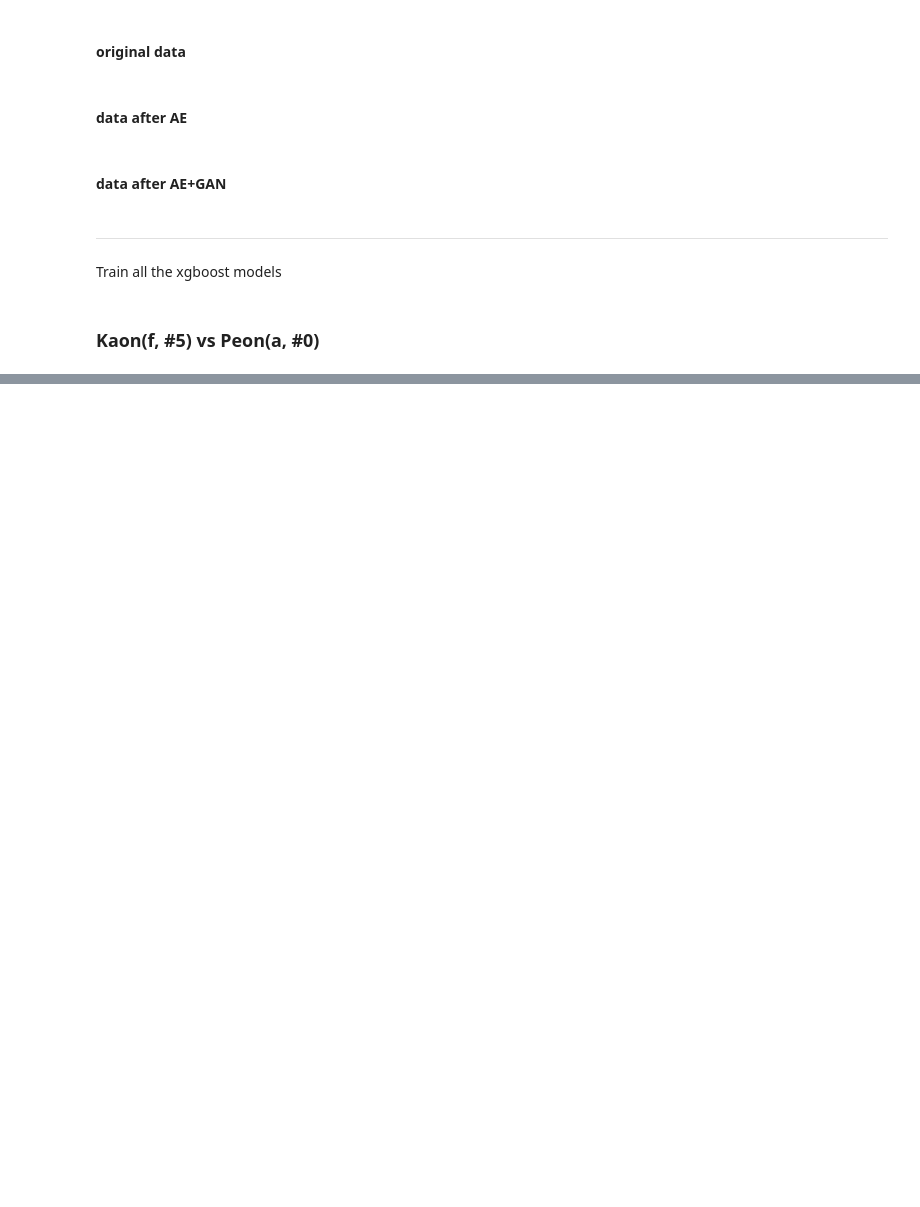
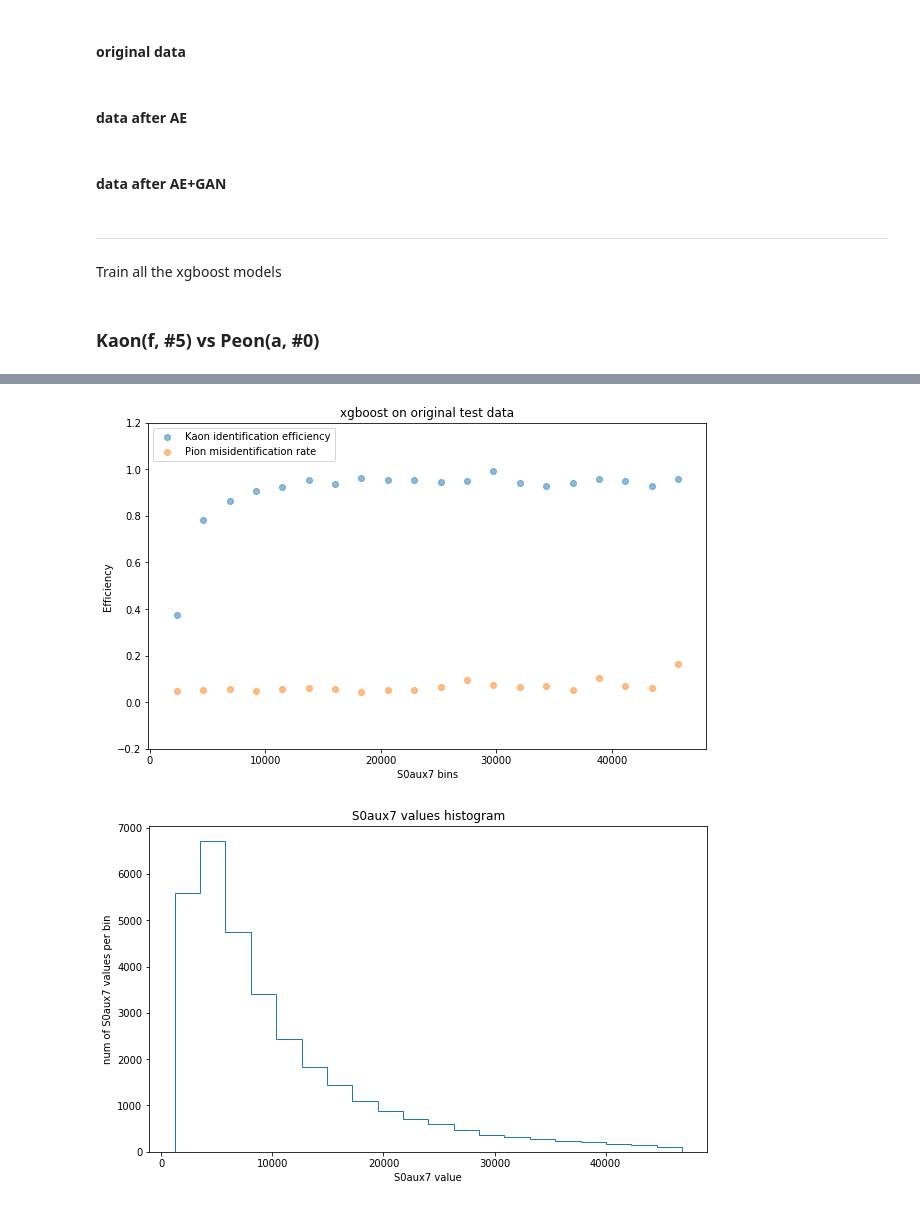
Before and after one commit to weissercn/LHCb_PID_Compression, a Jupyter notebook: exp_old-v2/XGB-each-pid.ipynb, the cells around one changed output, grey strips where cells are left out. Cells and saved outputs as stored; diff of their text form; code cells hidden in the pictures; blank space fills up the shorter version.

```diff
--- a/exp_old-v2/XGB-each-pid.ipynb
+++ b/exp_old-v2/XGB-each-pid.ipynb
@@ -196,0 +212,5 @@ plt.show()
+# %%
+plot_efficiency_and_hist(gan_test, clf, 'S0aux7', 0.5, 46885)
+# %% [output]
+[figure, added]
+[figure, added]
```
Also changed, not shown: parts of 7 cells of this notebook.
